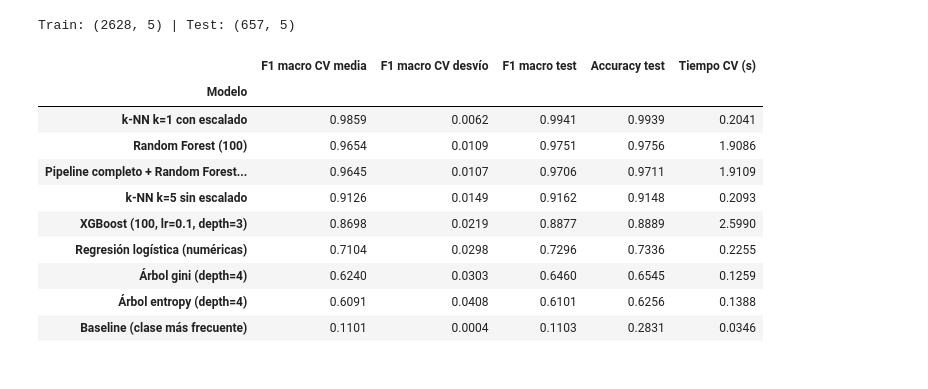
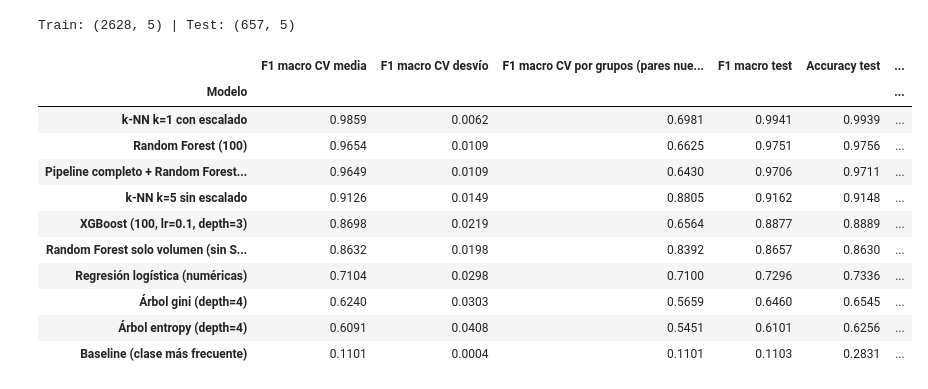
Before and after one commit to francosalama/paa-integrador-ortelana, a Jupyter notebook: actividad_13.ipynb, the cells around one changed output. Saved outputs shown, nothing was run; the diff lists cells and outputs as text; code cells hidden in the pictures.

```diff
--- a/actividad_13.ipynb
+++ b/actividad_13.ipynb
@@ -57,7 +57,7 @@ from sklearn.tree import DecisionTreeClassifier
 from sklearn.ensemble import RandomForestClassifier
 from sklearn.neighbors import KNeighborsClassifier
 from xgboost import XGBClassifier
-from sklearn.model_selection import StratifiedKFold, cross_val_score
+from sklearn.model_selection import StratifiedKFold, StratifiedGroupKFold, cross_val_score
 from sklearn.metrics import accuracy_score, f1_score
 import time
 
@@ -71,11 +71,13 @@ def crear_pipeline(modelo):
         ("num", "passthrough", num_cols)])
     return Pipeline([("prep", preprocesador), ("modelo", modelo)])
 
-def crear_pipeline_completo(modelo):
-    """Actividad 09 en adelante: imputación + escalado / imputación + one-hot."""
+def crear_pipeline_completo(modelo, escalar=False):
+    """Actividad 09 en adelante: imputación (+ escalado solo si el modelo lo necesita) / imputación + one-hot."""
+    pasos_num = [("imputar", SimpleImputer(strategy="median"))]
+    if escalar:
+        pasos_num.append(("escalar", StandardScaler()))
     preprocesador = ColumnTransformer([
-        ("num", Pipeline([("imputar", SimpleImputer(strategy="median")),
-                          ("escalar", StandardScaler())]), num_cols),
+        ("num", Pipeline(pasos_num), num_cols),
         ("cat", Pipeline([("imputar", SimpleImputer(strategy="most_frequent")),
                           ("onehot", OneHotEncoder(handle_unknown="ignore", sparse_output=False))]), cat_cols)])
     return Pipeline([("preprocesamiento", preprocesador), ("modelo", modelo)])
@@ -85,55 +87,64 @@ logit = Pipeline([("prep", ColumnTransformer([("num", StandardScaler(), num_cols
                   ("modelo", LogisticRegression(max_iter=2000, random_state=RANDOM_STATE))])
 
 cv10 = StratifiedKFold(n_splits=10, shuffle=True, random_state=RANDOM_STATE)
+
+# CV agrupada por par (Sucursal, Tela): ningún par aparece a la vez en entrenamiento y validación.
+# Mide la generalización a combinaciones nuevas, que el split aleatorio no puede medir.
+grupos = X_train["Sucursal_ID"].astype(str) + "|" + X_train["Tela_ID"]
+cv_grupos = StratifiedGroupKFold(n_splits=5, shuffle=True, random_state=RANDOM_STATE)
 # %%
-# 13.1 Tabla completa: F1 macro de CV (10 folds, train) + métrica de test histórica
+# 13.1 Tabla completa: F1 macro de CV (10 folds, train), CV agrupada por par (5 folds, train) y test histórico
 modelos = {
     "Baseline (clase más frecuente)": DummyClassifier(strategy="most_frequent"),
     "Regresión logística (numéricas)": logit,
     "Árbol gini (depth=4)": crear_pipeline(DecisionTreeClassifier(criterion="gini", max_depth=4, random_state=RANDOM_STATE)),
     "Árbol entropy (depth=4)": crear_pipeline(DecisionTreeClassifier(criterion="entropy", max_depth=4, random_state=RANDOM_STATE)),
     "Random Forest (100)": crear_pipeline(RandomForestClassifier(n_estimators=100, random_state=RANDOM_STATE, n_jobs=-1)),
     "Pipeline completo + Random Forest (100)": crear_pipeline_completo(RandomForestClassifier(n_estimators=100, random_state=RANDOM_STATE, n_jobs=-1)),
+    "Random Forest solo volumen (sin Sucursal ni Tela)": Pipeline([
+        ("prep", ColumnTransformer([("num", SimpleImputer(strategy="median"), num_cols)])),
+        ("modelo", RandomForestClassifier(n_estimators=100, random_state=RANDOM_STATE, n_jobs=-1))]),
     "k-NN k=5 sin escalado": crear_pipeline(KNeighborsClassifier(n_neighbors=5)),
-    "k-NN k=1 con escalado": crear_pipeline_completo(KNeighborsClassifier(n_neighbors=1)),   # k elegido en la actividad 11
+    "k-NN k=1 con escalado": crear_pipeline_completo(KNeighborsClassifier(n_neighbors=1), escalar=True),   # k elegido en la actividad 11
 }
 
-filas = []
-for nombre, modelo in modelos.items():
+def evaluar(modelo, y_entrenamiento, decodificar=lambda pred: pred):
+    """CV estratificada aleatoria, CV agrupada por par y métrica de test histórica."""
     inicio = time.perf_counter()
-    scores = cross_val_score(modelo, X_train, y_train, cv=cv10, scoring="f1_macro")
+    scores = cross_val_score(modelo, X_train, y_entrenamiento, cv=cv10, scoring="f1_macro")
     tiempo = time.perf_counter() - inicio
-    pred = modelo.fit(X_train, y_train).predict(X_test)
-    filas.append({"Modelo": nombre, "F1 macro CV media": scores.mean(), "F1 macro CV desvío": scores.std(),
-                  "F1 macro test": f1_score(y_test, pred, average="macro"),
-                  "Accuracy test": accuracy_score(y_test, pred), "Tiempo CV (s)": tiempo})
+    scores_grupo = cross_val_score(modelo, X_train, y_entrenamiento, cv=cv_grupos, groups=grupos, scoring="f1_macro")
+    pred = decodificar(modelo.fit(X_train, y_entrenamiento).predict(X_test))
+    return {"F1 macro CV media": scores.mean(), "F1 macro CV desvío": scores.std(),
+            "F1 macro CV por grupos (pares nuevos)": scores_grupo.mean(),
+            "F1 macro test": f1_score(y_test, pred, average="macro"),
+            "Accuracy test": accuracy_score(y_test, pred), "Tiempo CV (s)": tiempo}
+
+filas = [{"Modelo": nombre, **evaluar(modelo, y_train)} for nombre, modelo in modelos.items()]
 
 # XGBoost va aparte porque necesita las clases como números
 codificador = LabelEncoder().fit(y_train)
 xgb = crear_pipeline(XGBClassifier(n_estimators=100, learning_rate=0.1, max_depth=3,
                                    random_state=RANDOM_STATE, n_jobs=-1, eval_metric="mlogloss"))
-inicio = time.perf_counter()
-scores = cross_val_score(xgb, X_train, codificador.transform(y_train), cv=cv10, scoring="f1_macro")
-tiempo = time.perf_counter() - inicio
-pred = codificador.inverse_transform(xgb.fit(X_train, codificador.transform(y_train)).predict(X_test))
-filas.append({"Modelo": "XGBoost (100, lr=0.1, depth=3)", "F1 macro CV media": scores.mean(),
-              "F1 macro CV desvío": scores.std(), "F1 macro test": f1_score(y_test, pred, average="macro"),
-              "Accuracy test": accuracy_score(y_test, pred), "Tiempo CV (s)": tiempo})
+filas.append({"Modelo": "XGBoost (100, lr=0.1, depth=3)",
+              **evaluar(xgb, codificador.transform(y_train), codificador.inverse_transform)})
 
 tabla = pd.DataFrame(filas).set_index("Modelo").sort_values("F1 macro CV media", ascending=False)
+tabla["caída al pasar a pares nuevos"] = tabla["F1 macro CV media"] - tabla["F1 macro CV por grupos (pares nuevos)"]
 tabla.round(4)
 # %% [output]
-|  | F1 macro CV media | F1 macro CV desvío | F1 macro test | Accuracy test | Tiempo CV (s) |
-| Modelo |  |  |  |  |  |
-| k-NN k=1 con escalado | 0.9859 | 0.0062 | 0.9941 | 0.9939 | 0.2041 |
-| Random Forest (100) | 0.9654 | 0.0109 | 0.9751 | 0.9756 | 1.9086 |
-| Pipeline completo + Random Forest... | 0.9645 | 0.0107 | 0.9706 | 0.9711 | 1.9109 |
-| k-NN k=5 sin escalado | 0.9126 | 0.0149 | 0.9162 | 0.9148 | 0.2093 |
-| XGBoost (100, lr=0.1, depth=3) | 0.8698 | 0.0219 | 0.8877 | 0.8889 | 2.5990 |
-| Regresión logística (numéricas) | 0.7104 | 0.0298 | 0.7296 | 0.7336 | 0.2255 |
-| Árbol gini (depth=4) | 0.6240 | 0.0303 | 0.6460 | 0.6545 | 0.1259 |
-| Árbol entropy (depth=4) | 0.6091 | 0.0408 | 0.6101 | 0.6256 | 0.1388 |
-| Baseline (clase más frecuente) | 0.1101 | 0.0004 | 0.1103 | 0.2831 | 0.0346 |
+|  | F1 macro CV media | F1 macro CV desvío | F1 macro CV por grupos (pares nue... | F1 macro test | Accuracy test | ... |
+| Modelo |  |  |  |  |  | ... |
+| k-NN k=1 con escalado | 0.9859 | 0.0062 | 0.6981 | 0.9941 | 0.9939 | ... |
+| Random Forest (100) | 0.9654 | 0.0109 | 0.6625 | 0.9751 | 0.9756 | ... |
+| Pipeline completo + Random Forest... | 0.9649 | 0.0109 | 0.6430 | 0.9706 | 0.9711 | ... |
+| k-NN k=5 sin escalado | 0.9126 | 0.0149 | 0.8805 | 0.9162 | 0.9148 | ... |
+| XGBoost (100, lr=0.1, depth=3) | 0.8698 | 0.0219 | 0.6564 | 0.8877 | 0.8889 | ... |
+| Random Forest solo volumen (sin S... | 0.8632 | 0.0198 | 0.8392 | 0.8657 | 0.8630 | ... |
+| Regresión logística (numéricas) | 0.7104 | 0.0298 | 0.7100 | 0.7296 | 0.7336 | ... |
+| Árbol gini (depth=4) | 0.6240 | 0.0303 | 0.5659 | 0.6460 | 0.6545 | ... |
+| Árbol entropy (depth=4) | 0.6091 | 0.0408 | 0.5451 | 0.6101 | 0.6256 | ... |
+| Baseline (clase más frecuente) | 0.1101 | 0.0004 | 0.1101 | 0.1103 | 0.2831 | ... |
 # %%
 # 13.2 Visualización de la comparativa (media ± desvío de CV y test)
 orden = tabla.sort_values("F1 macro CV media")
```
Also changed, not shown: parts of 4 cells of this notebook, 18 other files.
